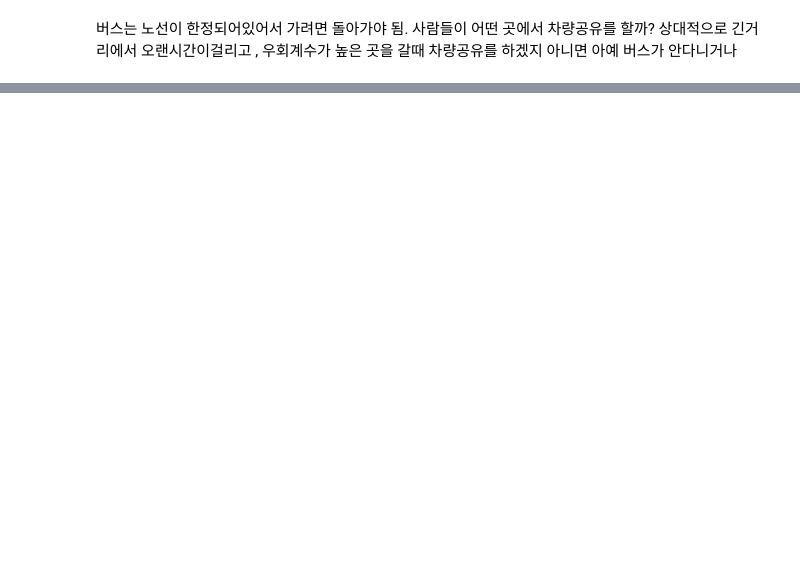
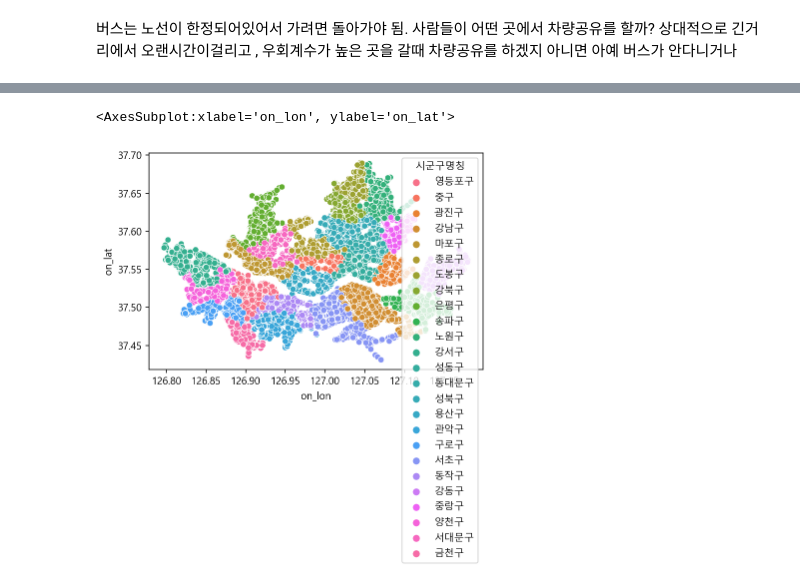
Before and after one commit to sener7106/TIL, a Jupyter notebook: Code/Project2/1.ipynb, the cells around one changed output, grey strips where cells are left out. Drawn from its saved outputs; the diff is of its cells as text; code cells hidden in the pictures; blank space fills up the shorter version.

Commit message:
project2
dda

```diff
--- a/Code/Project2/1.ipynb
+++ b/Code/Project2/1.ipynb
@@ -16,10 +16,10 @@ import json
 import matplotlib_inline.backend_inline
 matplotlib_inline.backend_inline.set_matplotlib_formats('retina')
 
-mpl.rc('font', family='binggrae2')
+mpl.rc('font', family='Malgun Gothic')
 mpl.rc('axes', unicode_minus=True)
 pd.options.display.max_columns = 100
-pd.options.display.max_rows = 10000
+pd.options.display.max_rows = 100
 # %% [markdown]
 # 2. 데이터 로드
 # %%
@@ -357,0 +364,5 @@ df_mintime2.describe()
+# %%
+adm = pd.read_csv('C:/Users/user/Desktop/TodayLearn/TiL/Code/Project2/Projcet02/1_smart_card_data/addtional_data/seoul_id.csv', encoding = 'euc-kr', dtype = 'object')
+
+adm.rename(columns = {'행정구역번호' : 'on_dong'}, inplace = True)
+adm
@@ -357,0 +383,4 @@ df_mintime2.describe()
+# %%
+df_copy['on_dong'] = df_copy['on_dong'].astype(str)
+# %%
+df_copy = df_copy.merge(adm, how = 'left', on = 'on_dong')
@@ -357,0 +428,5 @@ df_mintime2.describe()
+# %%
+sns.scatterplot(data=df_copy, x='on_lon', y='on_lat', hue='시군구명칭')
+# %% [output]
+<AxesSubplot:xlabel='on_lon', ylabel='on_lat'>
+[figure, added]
```
Also changed, not shown: parts of 20 cells of this notebook, 4 other files.
